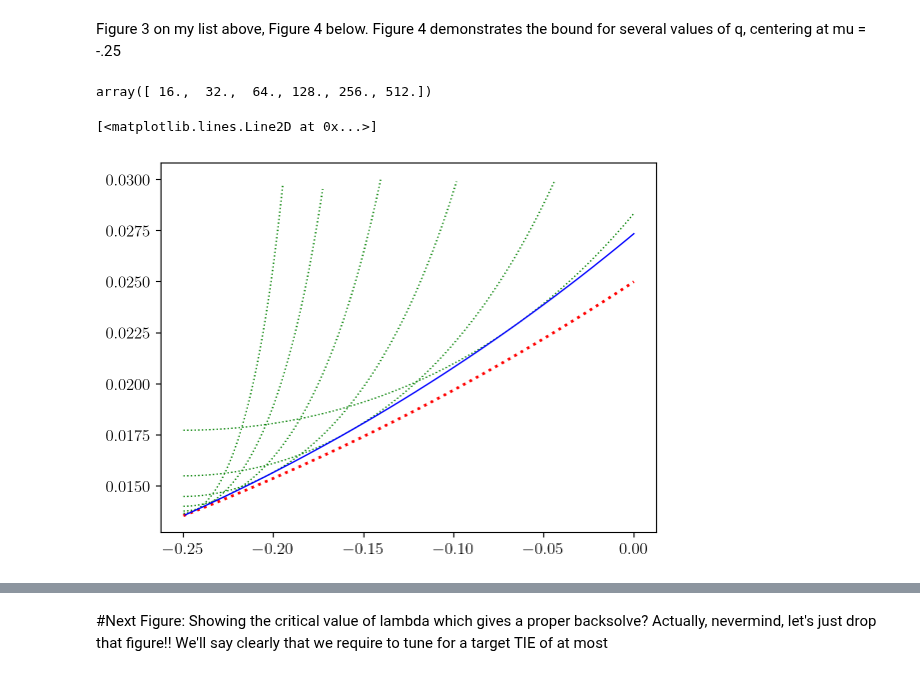
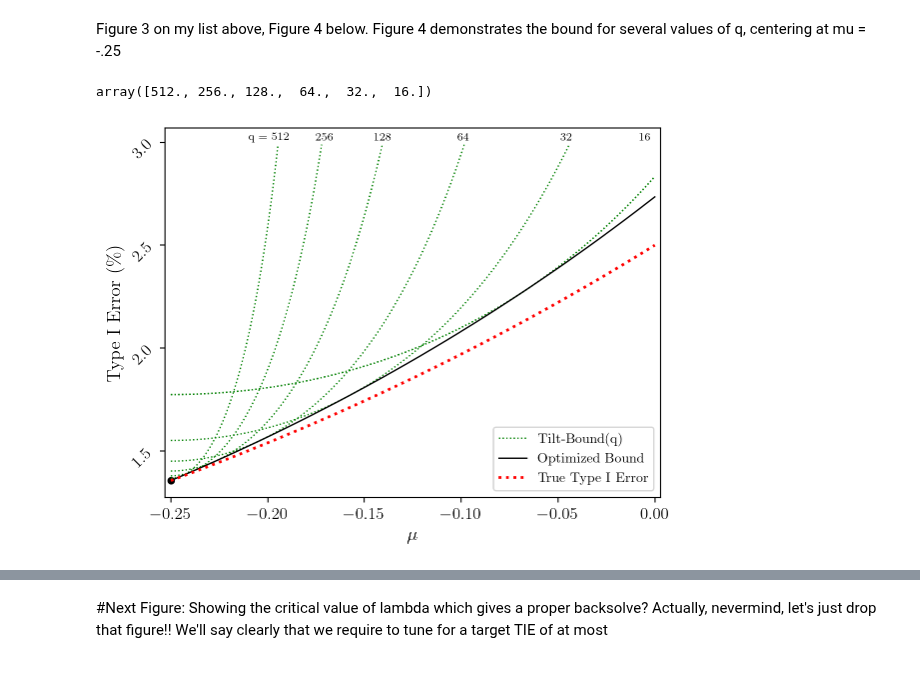
Before and after one commit to Confirm-Solutions/confirmasaurus, a Jupyter notebook: research/paper_figures/jamesbound_normal.ipynb, the cells around one changed output, grey strips where cells are left out. Saved outputs shown, nothing was run; the diff lists cells and outputs as text; code cells hidden in the pictures.

```diff
--- a/research/paper_figures/jamesbound_normal.ipynb
+++ b/research/paper_figures/jamesbound_normal.ipynb
@@ -237,15 +237,15 @@ Figure 4 demonstrates the bound for several values of q, centering at mu = -.25
 #Bounds for a fixed list of q's
 boundpoint=-.25
 ystart = true_err(boundpoint)
-qlist = 2**np.linspace(4,9,6)
-vlist = np.linspace(0,.25,250)
+qlist = 2**np.linspace(9,4,6)
+vlist = np.linspace(0,.25,2000)
 outputs = np.zeros(shape = (len(qlist), len(vlist)))
 for i in range(len(qlist)):
     for j in range(len(vlist)):
         outputs[i,j] = jamesbound.tilt_bound_fwd( qlist[i],1,vlist[j],ystart)
 qlist
 # %% [output]
-array([ 16.,  32.,  64., 128., 256., 512.])
+array([512., 256., 128.,  64.,  32.,  16.])
 # %%
 # What is the optimal q for each v in vlist?
 qsolve = jamesbound.ForwardQCPSolver(scale=1)
@@ -255,18 +255,44 @@ optbound = jamesbound.tilt_bound_fwd(optqs,1,vlist,ystart)
 # %%
 x = np.linspace(-.25, 0, 1000)
 z = ztest(delta=0.05, x = x, nsims=int(1e5))
+#linestylelist = ['--' , ':' , '--' , ':', '--' , ':']
+#colorlist = ['g' , 'k']
+linestylelist = [':' , ':' , ':' , ':', ':' , ':']
+colorlist = ['g']
 mu_dense10 = np.linspace(-.25, 0, 100)
 pow_dense10 = true_err(mu_dense10)
-#Plotting the true function in red
-plt.plot(mu_dense10, pow_dense10, "r:", linewidth=2, label = "True f")
 vadjust = vlist - np.repeat(0.25,len(vlist))
 #Plotting for 6 different choices of q, ranging from 2^4 to 2^9
 for i in range(len(qlist)):
-    filter = outputs[i] < .03
-    plt.plot(vadjust[filter], outputs[i,filter], "g:", linewidth=1)
+    filter = outputs[i] < .0299
+    #colorlist[int(i / 3)]
+    plt.plot(vadjust[filter], outputs[i,filter], "g", linewidth=1, linestyle = linestylelist[i])
+plt.plot(vadjust[filter], outputs[i,filter], "g", linewidth=1, linestyle = linestylelist[i], label = 'Tilt-Bound(q)')
 #Now plotting the optimal
 filter = optbound < .3
-plt.plot(vadjust[filter],optbound[filter],"b",linewidth=1, label = "Optimized Bound")
+plt.plot(vadjust[filter],optbound[filter],"k",linewidth=1, label = "Optimized Bound")
+#Plotting the true function in red
+plt.plot(mu_dense10, pow_dense10, "r:", linewidth=2, label = "True Type I Error")
+leg = plt.legend(loc='lower right',fontsize = 10)
+plt.text(-.21,.0301,'q = 512',fontsize = 8)
+plt.text(-.175,.0301,'256',fontsize = 8)
+plt.text(-.145,.0301,'128',fontsize = 8)
+plt.text(-.102,.0301,'64',fontsize = 8)
+plt.text(-.049,.0301,'32',fontsize = 8)
+plt.text(-.008,.0301,'16',fontsize = 8)
+plt.xlabel('$\mu$')
+plt.ylabel('Type I Error ($\%$)')
+yticks = np.linspace(.015, 0.03, 4)
+plt.yticks(
+    yticks,
+    labels=[f"{(yv * 100):.1f}" for yv in yticks],
+    rotation=45,
+    ha="right",
+)
+plt.scatter(-.25,true_err(-.25),color = 'k', marker = 'o', s = 20)
+#plt.axvline(0, color='k', linestyle='--',linewidth = '.25')
+#plt.axhline(.025, color='k', linestyle='-.',linewidth = '.5')
+plt.xlim([-0.253, 0.003])
+plt.savefig('greens_up.pdf', bbox_inches='tight')
 # %% [output]
-[<matplotlib.lines.Line2D at 0x...>]
-[figure, old version]
+[figure, new version]
```
Also changed, not shown: parts of 13 cells of this notebook.
